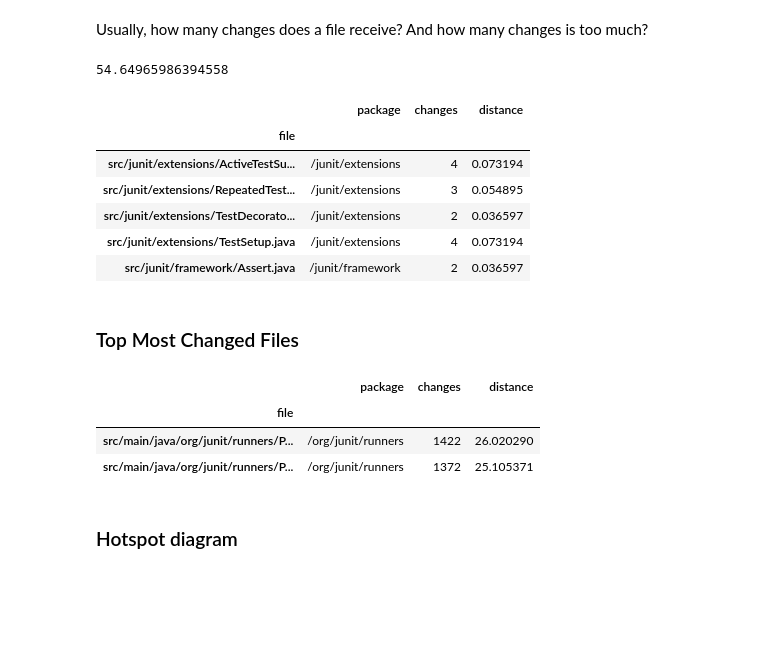
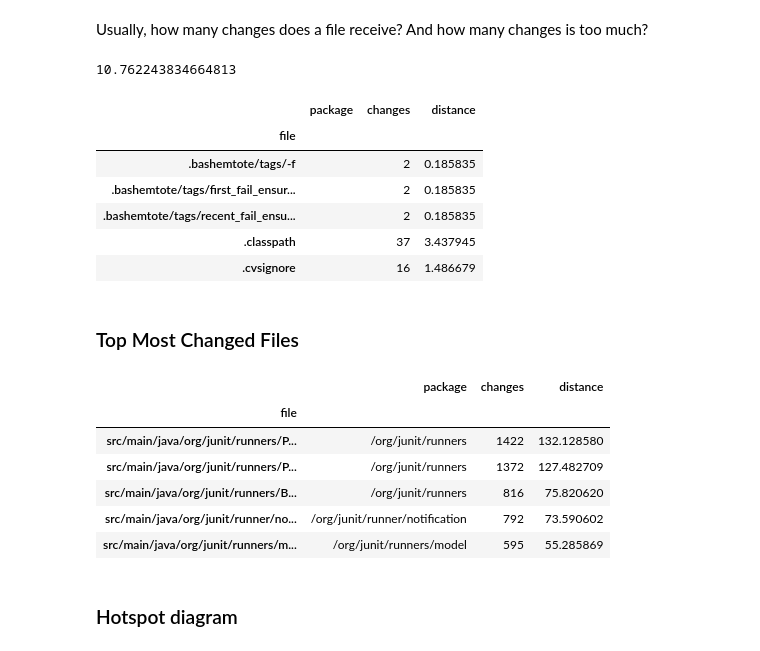
Before and after one commit to Bernardo-MG/jupyter-notebook-example, a Jupyter notebook: git/git_hotspot.ipynb, the cells around one changed output. Drawn from its saved outputs; the diff is of its cells as text; code cells hidden in the pictures; blank space fills up the shorter version.

```diff
--- a/git/git_hotspot.ipynb
+++ b/git/git_hotspot.ipynb
@@ -32,6 +32,9 @@ import pandas as pd
 import calendar
 
 history = pd.read_json("../datasets/git_history_junit4.gz", encoding='utf-8-sig')
+
+# To stop pandas from removing data
+history = history.fillna("")
 # %% [markdown]
 # Exploring Data
 # %%
@@ -49,11 +59,12 @@ history.head()
 file_change_count = history[["file", "package"]]
 
 # Clean up
-file_change_count = file_change_count.value_counts().reset_index(name="changes")
+file_change_count = file_change_count.value_counts()
+file_change_count = file_change_count.reset_index(name="changes")
 file_change_count = file_change_count.sort_values("file")
 file_change_count = file_change_count.set_index("file")
 
-file_change_count.head()
+file_change_count
 # %% [output]
 |  | package | changes |
 | file |  |  |
@@ -70,29 +88,32 @@ Usually, how many changes does a file receive? And how many changes is too much?
 changes_mean = file_change_count["changes"].mean()
 changes_mean
 # %% [output]
-54.64965986394558
+10.762243834664813
 # %%
 file_change_count["distance"] = file_change_count.apply(lambda x: x["changes"] / changes_mean, axis=1)
 file_change_count.head()
 # %% [output]
 |  | package | changes | distance |
 | file |  |  |  |
-| src/junit/extensions/ActiveTestSu... | /junit/extensions | 4 | 0.073194 |
-| src/junit/extensions/RepeatedTest... | /junit/extensions | 3 | 0.054895 |
-| src/junit/extensions/TestDecorato... | /junit/extensions | 2 | 0.036597 |
-| src/junit/extensions/TestSetup.java | /junit/extensions | 4 | 0.073194 |
-| src/junit/framework/Assert.java | /junit/framework | 2 | 0.036597 |
+| .bashemtote/tags/-f |  | 2 | 0.185835 |
+| .bashemtote/tags/first_fail_ensur... |  | 2 | 0.185835 |
+| .bashemtote/tags/recent_fail_ensu... |  | 2 | 0.185835 |
+| .classpath |  | 37 | 3.437945 |
+| .cvsignore |  | 16 | 1.486679 |
 # %% [markdown]
 ### Top Most Changed Files
 # %%
 top_file_change_count = file_change_count[file_change_count["distance"] >= 15]
 top_file_change_count = top_file_change_count.sort_values("changes", ascending=False)
-top_file_change_count
+top_file_change_count.head()
 # %% [output]
 |  | package | changes | distance |
 | file |  |  |  |
-| src/main/java/org/junit/runners/P... | /org/junit/runners | 1422 | 26.020290 |
-| src/main/java/org/junit/runners/P... | /org/junit/runners | 1372 | 25.105371 |
+| src/main/java/org/junit/runners/P... | /org/junit/runners | 1422 | 132.128580 |
+| src/main/java/org/junit/runners/P... | /org/junit/runners | 1372 | 127.482709 |
+| src/main/java/org/junit/runners/B... | /org/junit/runners | 816 | 75.820620 |
+| src/main/java/org/junit/runner/no... | /org/junit/runner/notification | 792 | 73.590602 |
+| src/main/java/org/junit/runners/m... | /org/junit/runners/model | 595 | 55.285869 |
 # %% [markdown]
 ### Hotspot diagram
 # %% [markdown]
```
Also changed, not shown: parts of 4 cells of this notebook.
